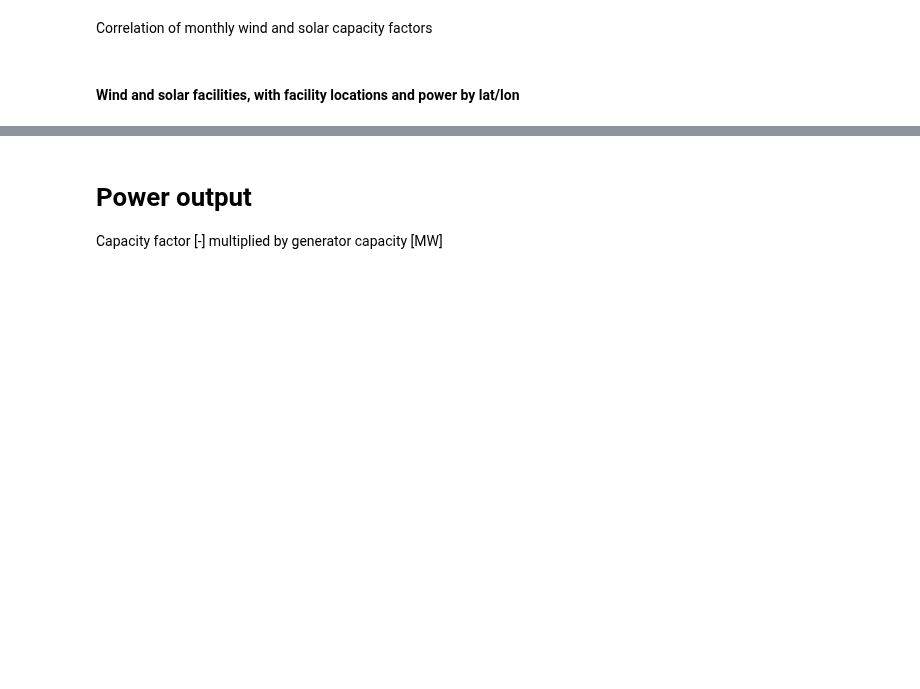
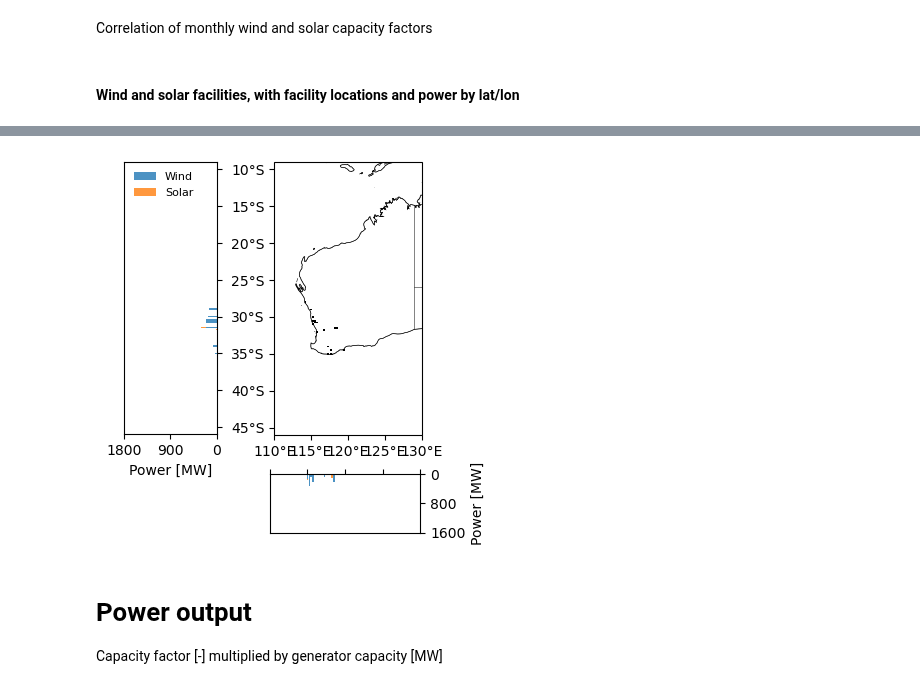
Before and after one commit to dougrichardson/power_models, a Jupyter notebook: 5_power_output.ipynb, the cells around one changed output, grey strips where cells are left out. Drawn from its saved outputs; the diff is of its cells as text; code cells hidden in the pictures; blank space fills up the shorter version.

```diff
--- a/5_power_output.ipynb
+++ b/5_power_output.ipynb
@@ -71,7 +60,8 @@ facilities = {
     'QLD': pd.read_csv(gen_path+"edited/facilities_solar_wind_QLD_edited.csv"),
     'SA': pd.read_csv(gen_path+"edited/facilities_solar_wind_SA_edited.csv"),
     'VIC': pd.read_csv(gen_path+"edited/facilities_solar_wind_VIC_edited.csv"),
-    'TAS': pd.read_csv(gen_path+"facilities_solar_wind_TAS.csv")
+    'TAS': pd.read_csv(gen_path+"edited/facilities_solar_wind_TAS_edited.csv"),
+    'WEM': pd.read_csv(gen_path+"edited/facilities_solar_wind_WEM_edited.csv")
 }
 # %% [markdown]
 # Create ERA5 mask of wind and solar facilities
@@ -98,7 +88,7 @@ def sel_cell(da, site):
 # %%
 template = load_hourly_cf(2023, "solar", method="van_der_Wiel").capacity_factor.isel(time=0).compute()
 # %%
-states = ["NSW", "QLD", "SA", "VIC", "TAS"]
+states = ["NSW", "QLD", "SA", "VIC", "TAS", "WEM"]
 # %%
 def get_site_mask(technology, facilities, states):
     """
@@ -294,3 +312,21 @@ plot_lon(ax3)
+# %%
+fig = plt.figure(dpi=100, figsize=(3.45, 3.9))
+
+gs1 = fig.add_gridspec(nrows=1, ncols=1, left=0., right=0.27, bottom=0.302, top=1)
+ax1 = plt.subplot(gs1[0])
+plot_lat(ax1, "WEM")
+
+gs2 = fig.add_gridspec(nrows=1, ncols=1, left=0.3, right=1, bottom=0.3, top=1)
+ax2 = plt.subplot(gs2[0], projection=ccrs.PlateCarree())
+plot_facilities_map(ax2, "WEM")
+
+gs3 = fig.add_gridspec(nrows=1, ncols=1, left=0.423, right=0.86, bottom=0.05, top=0.2)
+ax3 = plt.subplot(gs3[0])
+plot_lon(ax3, "WEM")
+
+# plt.savefig('./figures/wind_solar_corr_and_gen_cap.pdf', format='pdf', dpi=400, bbox_inches='tight')
+# %% [output]
+[figure, added]
 # %% [markdown]
 # Power output
 
```
Also changed, not shown: parts of 32 cells of this notebook.
